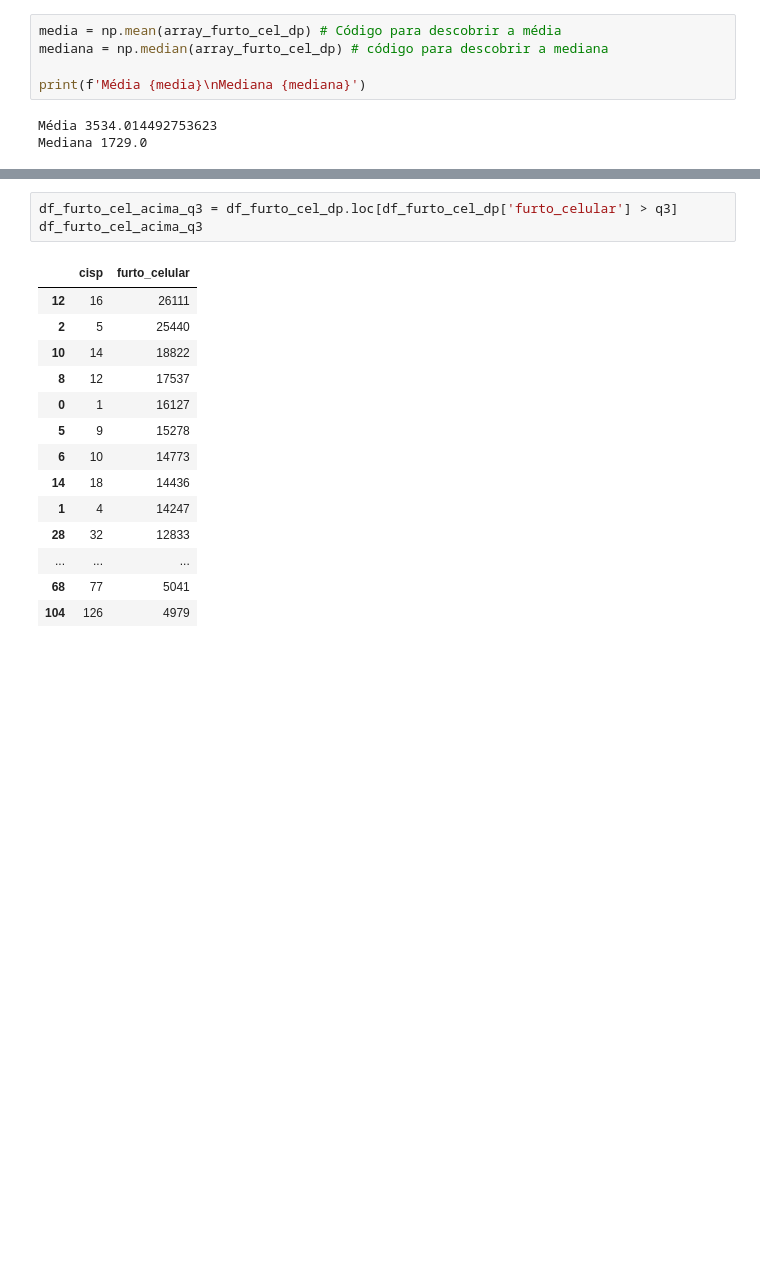
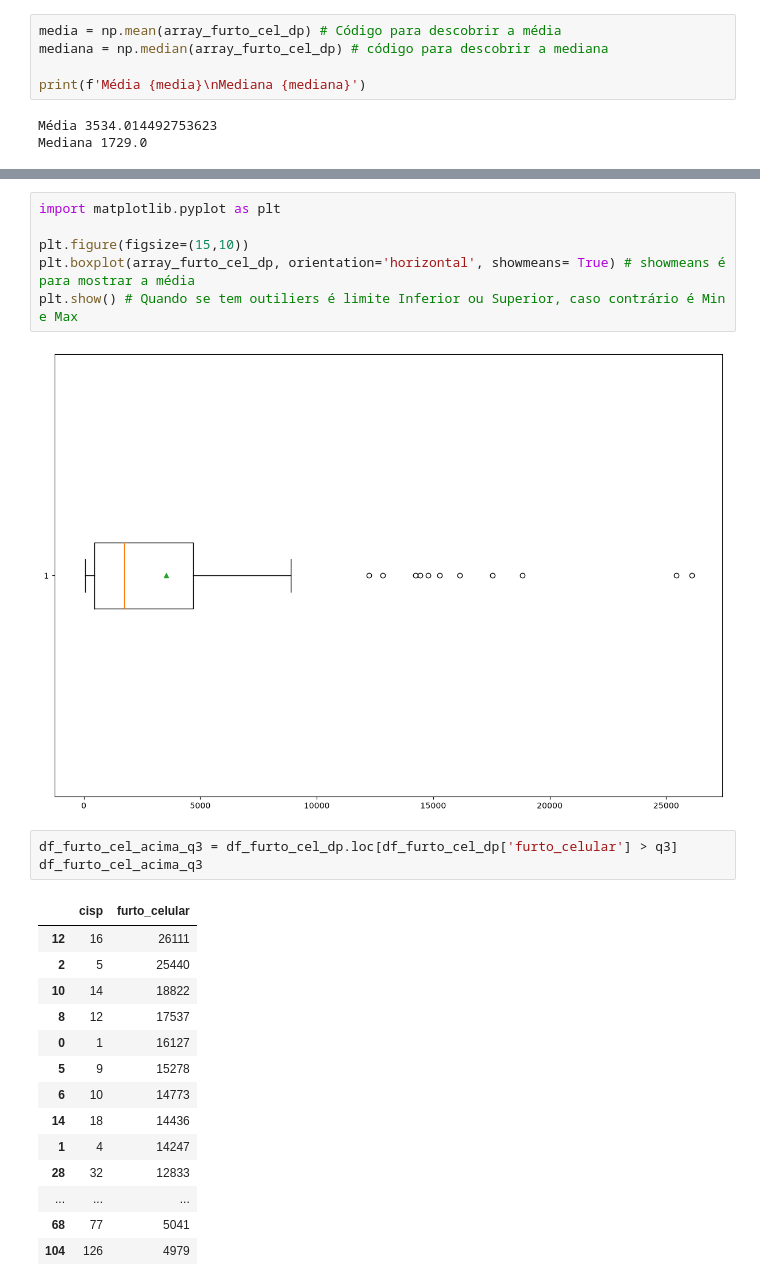
Before and after one commit to Vitorjsouza/UCII, a Jupyter notebook: isp_dado.ipynb, the cells around one changed output, grey strips where cells are left out. Saved outputs shown, nothing was run; the diff lists cells and outputs as text; blank space fills up the shorter version.

```diff
--- a/isp_dado.ipynb
+++ b/isp_dado.ipynb
@@ -245,6 +248,14 @@ Q3: 4694.0
 104.40%
 Limite Superior 11052.5
 Limite Inferior -5903.5
+# %%
+import matplotlib.pyplot as plt
+
+plt.figure(figsize=(15,10))
+plt.boxplot(array_furto_cel_dp, orientation='horizontal', showmeans= True) # showmeans é para mostrar a média
+plt.show() # Quando se tem outiliers é limite Inferior ou Superior, caso contrário é Min e Max
+# %% [output]
+[figure, added]
 # %%
 df_furto_cel_acima_q3 = df_furto_cel_dp.loc[df_furto_cel_dp['furto_celular'] > q3]
 df_furto_cel_acima_q3
```
Also changed, not shown: parts of 1 cell of this notebook, 2 other files.
